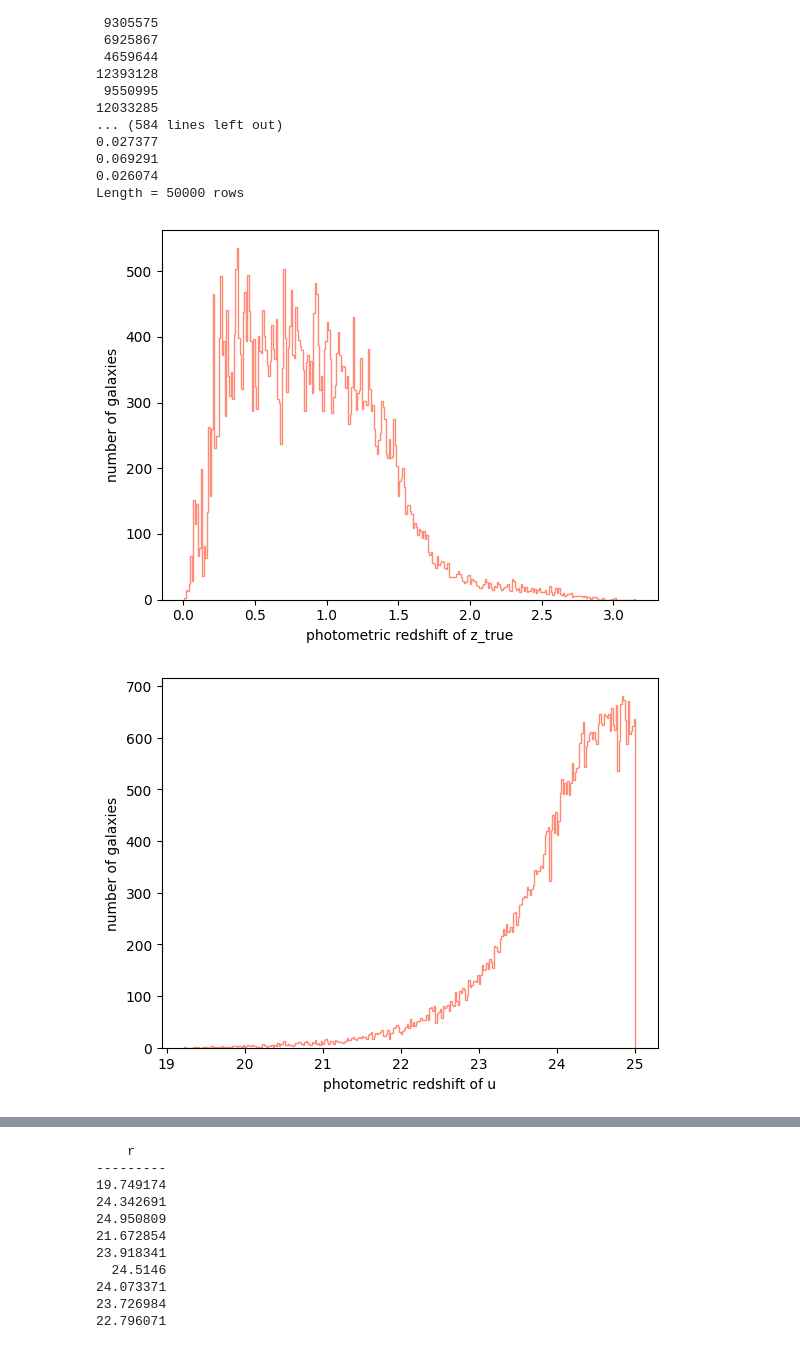
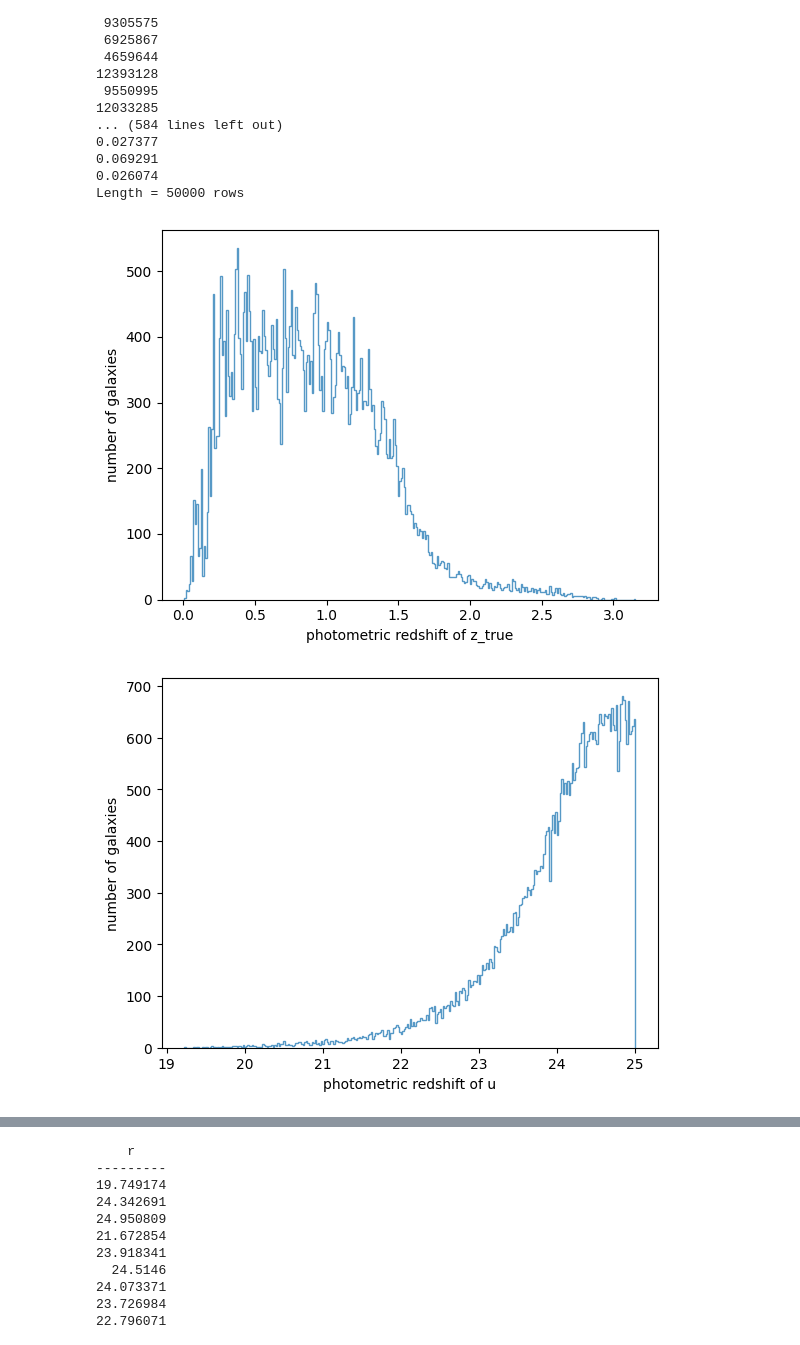
Before and after one commit to Rachel-0420/TLM-Continuous-Data, a Jupyter notebook: Example_TLM.ipynb, the cells around one changed output, grey strips where cells are left out. Saved outputs shown, nothing was run; the diff lists cells and outputs as text; code cells hidden in the pictures.

```diff
--- a/Example_TLM.ipynb
+++ b/Example_TLM.ipynb
@@ -339,12 +339,12 @@ Length = 50000 rows
 # %%
 # Histogram of individual filters
 
 for name in names_phot[1:7]:
-  hist(phot_cats[which_os][name], alpha=0.75, histtype="step", color=os_colors[which_os],
+  hist(phot_cats[which_os][name], alpha=0.75, histtype="step",
   label=os_names[which_os], density = False, bins = 300)
   xlabel('photometric redshift of ' + name)
   ylabel('number of galaxies')
   plt.show()
 # %% [output]
-[figure, old version]
+[figure, new version]
-[figure, old version]
+[figure, new version]
```
Also changed, not shown: parts of 2 cells of this notebook.
